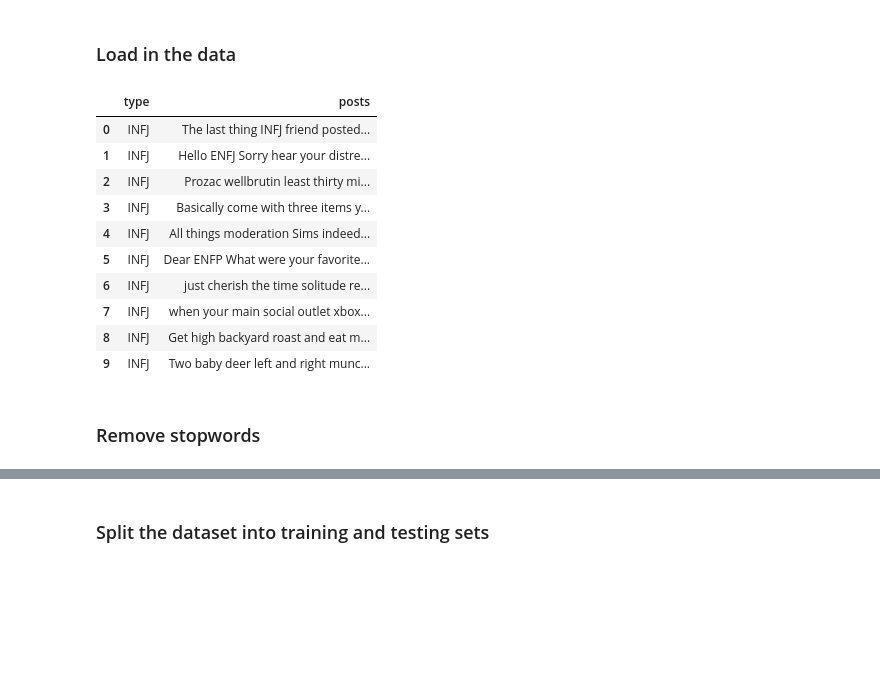
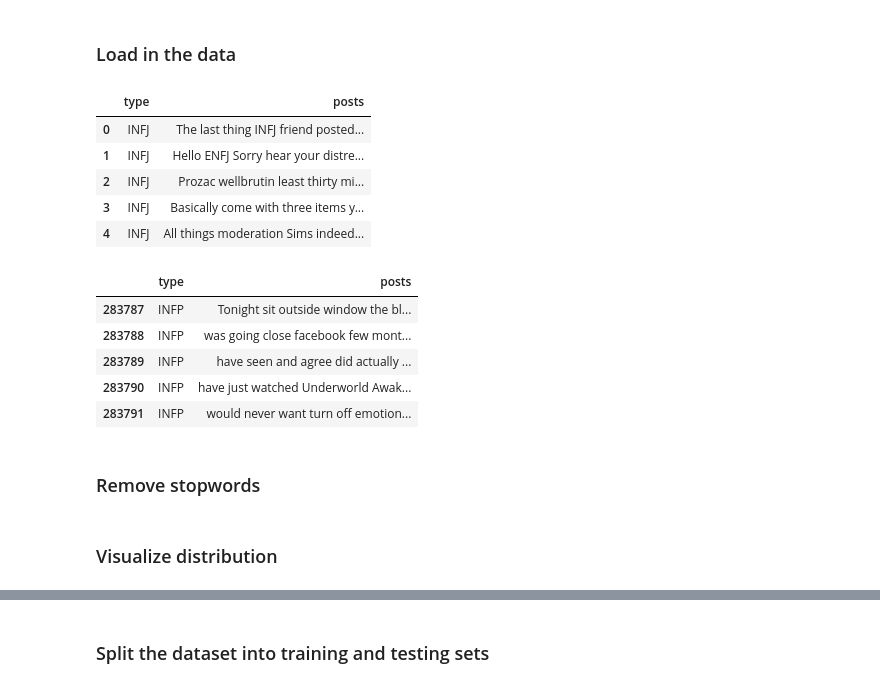
Before and after one commit to KatiuscaQ/Myers_Briggs_Type_Indicator, a Jupyter notebook: SVM_Prototype_updated.ipynb, the cells around one changed output, grey strips where cells are left out. Drawn from its saved outputs; the diff is of its cells as text; code cells hidden in the pictures; blank space fills up the shorter version.

```diff
--- a/SVM_Prototype_updated.ipynb
+++ b/SVM_Prototype_updated.ipynb
@@ -14,20 +15,22 @@ metrics, model_selection, feature_selection)
 ### Load in the data
 # %%
 data = 'Resources/mbti_clean.csv'
-df = pd.read_csv(data)
-display(df.head(10))
+file = pd.read_csv(data)
+display(file.head(5))
+display(file.tail(5))
 # %% [output]
 |  | type | posts |
 | 0 | INFJ | The last thing INFJ friend posted... |
 | 1 | INFJ | Hello ENFJ Sorry hear your distre... |
 | 2 | INFJ | Prozac wellbrutin least thirty mi... |
 | 3 | INFJ | Basically come with three items y... |
 | 4 | INFJ | All things moderation Sims indeed... |
-| 5 | INFJ | Dear ENFP What were your favorite... |
-| 6 | INFJ | just cherish the time solitude re... |
-| 7 | INFJ | when your main social outlet xbox... |
-| 8 | INFJ | Get high backyard roast and eat m... |
-| 9 | INFJ | Two baby deer left and right munc... |
+|  | type | posts |
+| 283787 | INFP | Tonight sit outside window the bl... |
+| 283788 | INFP | was going close facebook few mont... |
+| 283789 | INFP | have seen and agree did actually ... |
+| 283790 | INFP | have just watched Underworld Awak... |
+| 283791 | INFP | would never want turn off emotion... |
 # %% [markdown]
 ### Remove stopwords
 # %%
@@ -36,3 +39,5 @@ def remove_stopwords(post):
     words = [word.lower() for word in tokenizer.tokenize(post)]
     words = [word for word in words if word not in stopwords.words('english')]
     return np.array(words)
+# %% [markdown]
+### Visualize distribution
```
Also changed, not shown: parts of 9 cells of this notebook.
